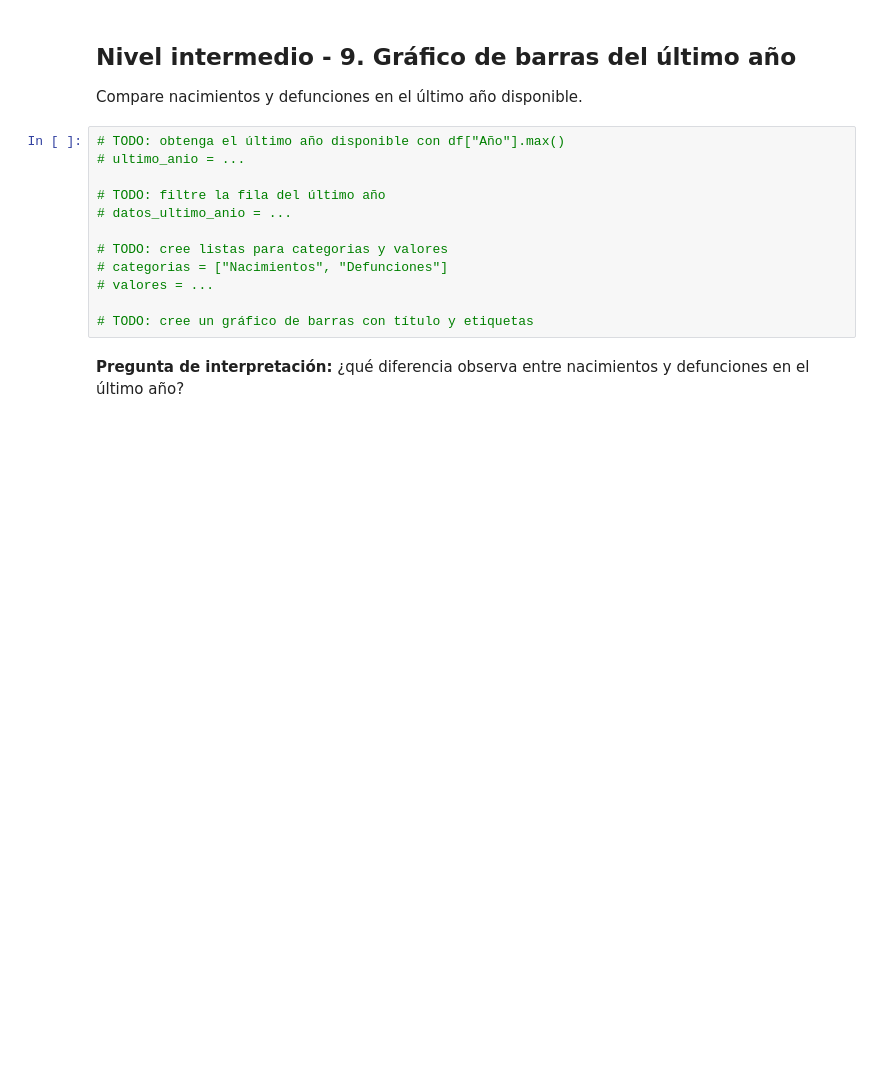
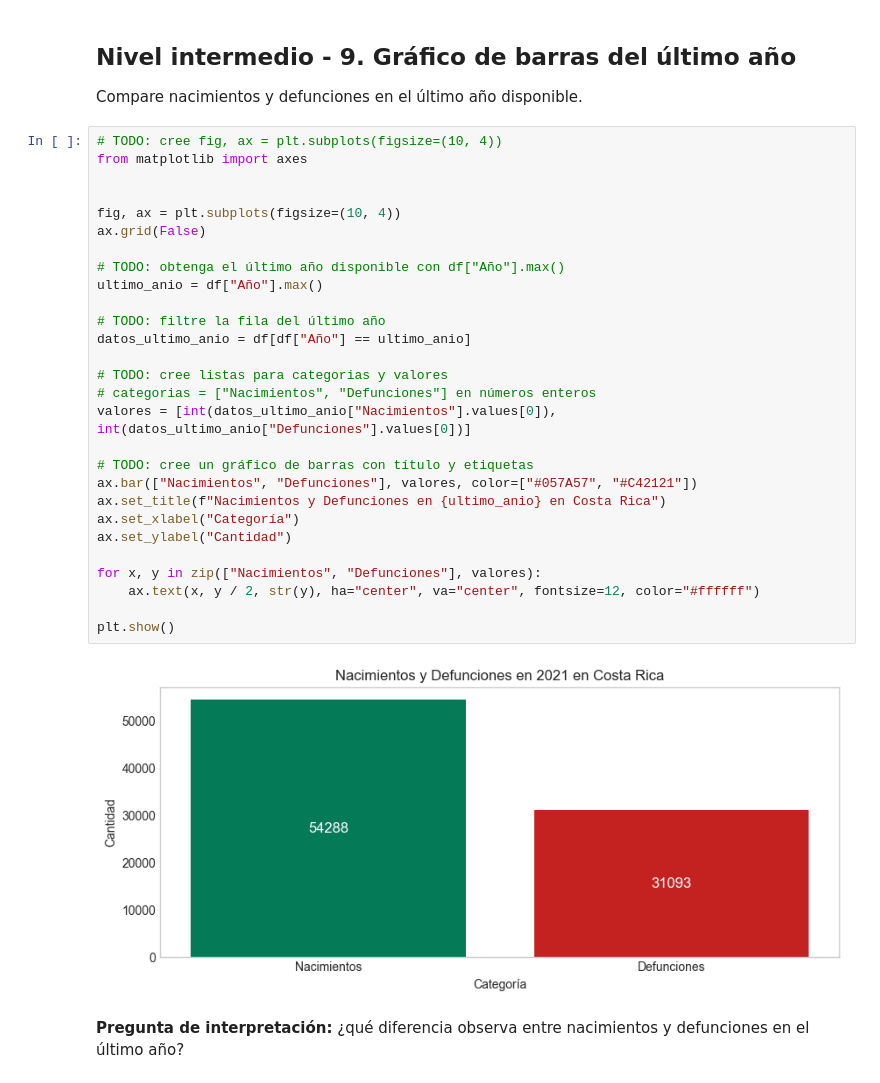
Before and after one commit to odellealhernandez/fundamentos_python, a Jupyter notebook: Matplotlib/02 - Practicar Matplotlib.ipynb, the cells around one changed output. Saved outputs shown, nothing was run; the diff lists cells and outputs as text; blank space fills up the shorter version.

```diff
--- a/Matplotlib/02 - Practicar Matplotlib.ipynb
+++ b/Matplotlib/02 - Practicar Matplotlib.ipynb
@@ -225,17 +274,35 @@ Cree un gráfico con dos líneas y una leyenda.
 
 Compare nacimientos y defunciones en el último año disponible.
 # %%
+# TODO: cree fig, ax = plt.subplots(figsize=(10, 4))
+from matplotlib import axes
+
+
+fig, ax = plt.subplots(figsize=(10, 4))
+ax.grid(False)
+
 # TODO: obtenga el último año disponible con df["Año"].max()
-# ultimo_anio = ...
+ultimo_anio = df["Año"].max()
 
 # TODO: filtre la fila del último año
-# datos_ultimo_anio = ...
+datos_ultimo_anio = df[df["Año"] == ultimo_anio]
 
 # TODO: cree listas para categorias y valores
-# categorias = ["Nacimientos", "Defunciones"]
-# valores = ...
+# categorias = ["Nacimientos", "Defunciones"] en números enteros
+valores = [int(datos_ultimo_anio["Nacimientos"].values[0]), int(datos_ultimo_anio["Defunciones"].values[0])]
 
 # TODO: cree un gráfico de barras con título y etiquetas
+ax.bar(["Nacimientos", "Defunciones"], valores, color=["#057A57", "#C42121"])
+ax.set_title(f"Nacimientos y Defunciones en {ultimo_anio} en Costa Rica")
+ax.set_xlabel("Categoría")
+ax.set_ylabel("Cantidad")
+
+for x, y in zip(["Nacimientos", "Defunciones"], valores):
+    ax.text(x, y / 2, str(y), ha="center", va="center", fontsize=12, color="#ffffff")
+
+plt.show()
+# %% [output]
+[figure, added]
 # %% [markdown]
 **Pregunta de interpretación:** ¿qué diferencia observa entre nacimientos y defunciones en el último año?
 # %% [markdown]
```
Also changed, not shown: parts of 9 cells of this notebook.
